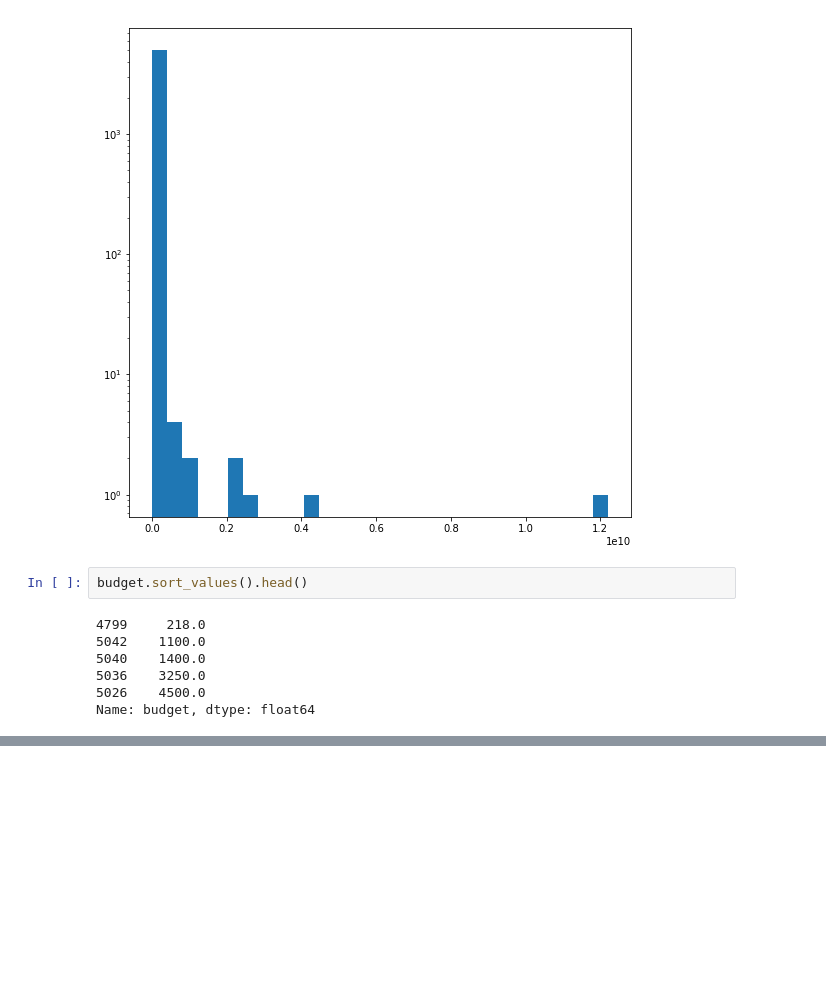
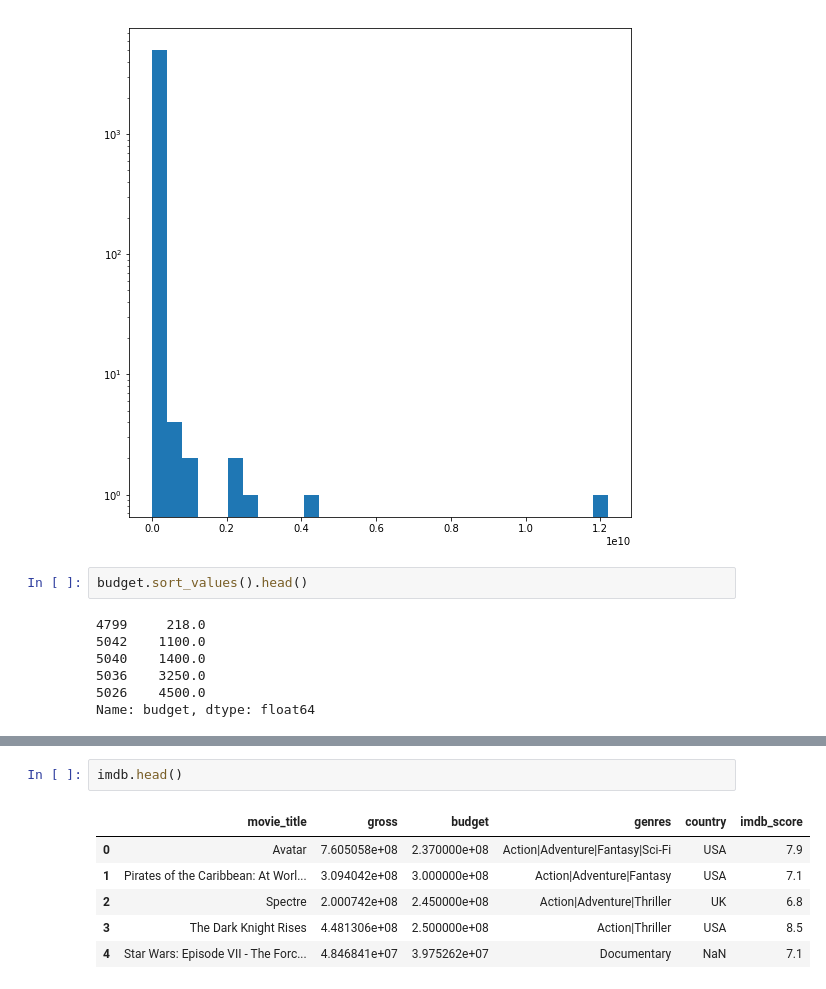
Before and after one commit to annulet/matstat, a Jupyter notebook: project.ipynb, the cells around one changed output, grey strips where cells are left out. Saved outputs shown, nothing was run; the diff lists cells and outputs as text; blank space fills up the shorter version.

```diff
--- a/project.ipynb
+++ b/project.ipynb
@@ -155,0 +174,9 @@ Name: budget, dtype: float64
+# %%
+imdb.head()
+# %% [output]
+|  | movie_title | gross | budget | genres | country | imdb_score |
+| 0 | Avatar | 7.605058e+08 | 2.370000e+08 | Action|Adventure|Fantasy|Sci-Fi | USA | 7.9 |
+| 1 | Pirates of the Caribbean: At Worl... | 3.094042e+08 | 3.000000e+08 | Action|Adventure|Fantasy | USA | 7.1 |
+| 2 | Spectre | 2.000742e+08 | 2.450000e+08 | Action|Adventure|Thriller | UK | 6.8 |
+| 3 | The Dark Knight Rises | 4.481306e+08 | 2.500000e+08 | Action|Thriller | USA | 8.5 |
+| 4 | Star Wars: Episode VII - The Forc... | 4.846841e+07 | 3.975262e+07 | Documentary | NaN | 7.1 |
```
Also changed, not shown: parts of 10 cells of this notebook.
